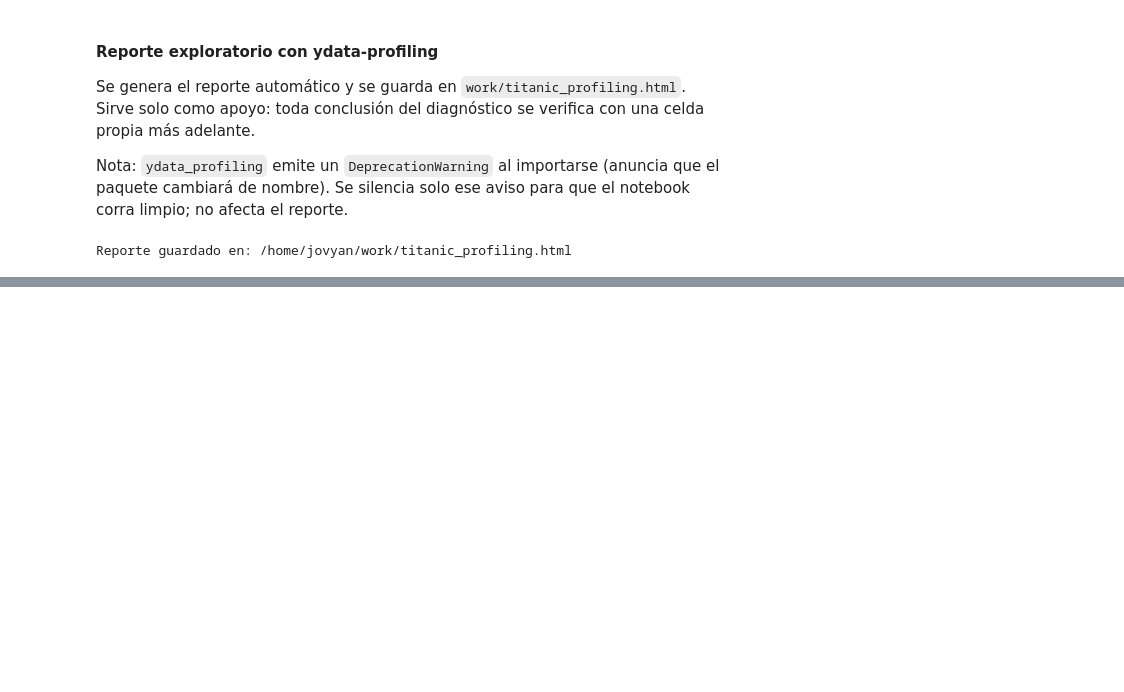
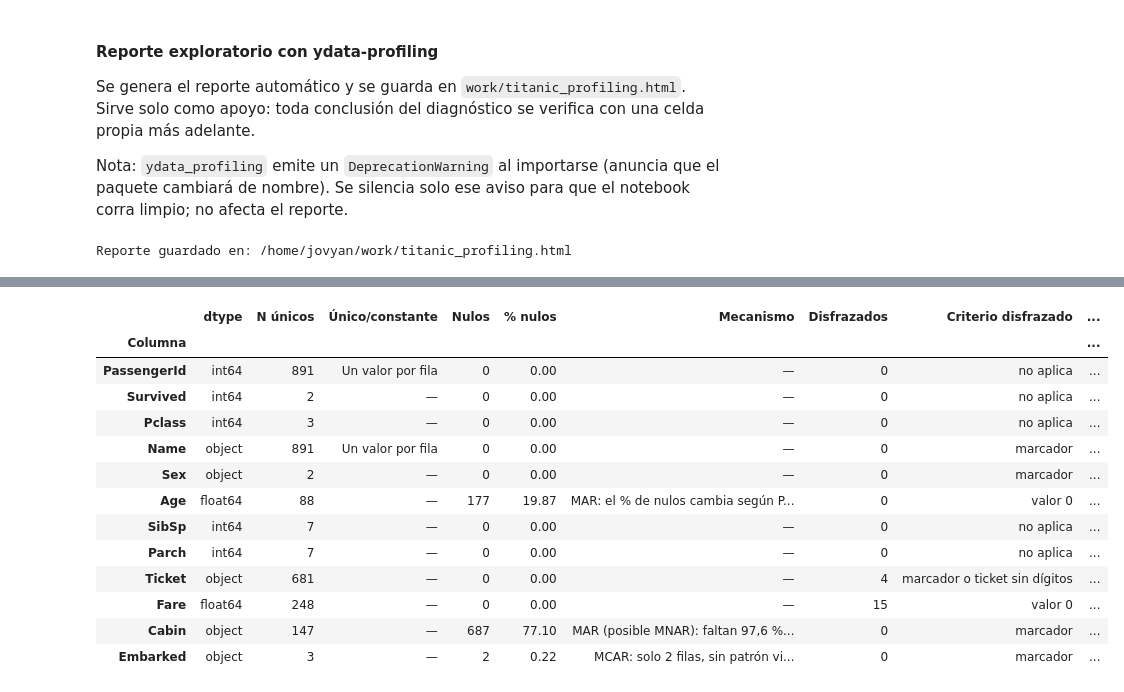
Before and after one commit to luisbr5000-art/taller_2, a Jupyter notebook: work/Taller_2_Gestion_de_Datos.ipynb, the cells around one changed output, grey strips where cells are left out. Cells and saved outputs as stored; diff of their text form; code cells hidden in the pictures; blank space fills up the shorter version.

```diff
--- a/work/Taller_2_Gestion_de_Datos.ipynb
+++ b/work/Taller_2_Gestion_de_Datos.ipynb
@@ -96,0 +291,16 @@ Reporte guardado en: /home/jovyan/work/titanic_profiling.html
+# %%
+# Correlación de Spearman (valor absoluto) entre columnas numéricas
+corr_abs = df.select_dtypes("number").corr(method="spearman").abs()
+
+# Para cada columna numérica, la otra columna con la que más se correlaciona
+max_corr = {}
+for col in corr_abs.columns:
+    otra = corr_abs[col].drop(col).idxmax()
+    max_corr[col] = f"{corr_abs.loc[col, otra]:.2f} ({otra})"
+
+# SibSp y Parch frente al tamaño de familia
+familia = df[["SibSp", "Parch"]].assign(FamilySize=df["SibSp"] + df["Parch"] + 1)
+print("Spearman SibSp / Parch / FamilySize:")
+print(familia.corr(method="spearman").round(2))
+
+corr_abs.round(2)
@@ -96,0 +327,69 @@ Reporte guardado en: /home/jovyan/work/titanic_profiling.html
+# %%
+# BORRADOR DEL AGENTE: mecanismo probable de los faltantes (solo columnas con nulos)
+MECANISMO = {
+    "Age": "MAR: el % de nulos cambia según Pclass (27,7 % en 3.ª vs 6,0 % en 2.ª) y Survived",
+    "Cabin": "MAR (posible MNAR): faltan 97,6 % en 3.ª clase vs 18,5 % en 1.ª",
+    "Embarked": "MCAR: solo 2 filas, sin patrón visible (ambas de 1.ª clase, misma cabina B28)",
+}
+
+# BORRADOR DEL AGENTE: acción de mitigación propuesta para cada columna
+MITIGACION = {
+    "PassengerId": "Identificador: conservar como clave, excluir del análisis/modelado",
+    "Survived": "Variable objetivo: sin cambios",
+    "Pclass": "Sin cambios; se mantiene junto a Fare pese a rho = 0,69 (miden cosas distintas)",
+    "Name": "Identificador: extraer el título (Mr, Mrs, Miss...) y no usar el nombre completo",
+    "Sex": "Sin cambios; codificar como categórica",
+    "Age": "Imputar con la mediana por grupo (Pclass y Sex) y agregar indicador de edad faltante; atípicos son edades plausibles: conservar",
+    "SibSp": "Atípicos son familias grandes reales: conservar; resumir con FamilySize por redundancia",
+    "Parch": "IQR = 0 marca como atípico todo valor distinto de 0: conservar; resumir con FamilySize",
+    "Ticket": "Tratar 'LINE' como faltante; no usar como identificador (681 únicos en 891 filas)",
+    "Fare": "Convertir los 15 ceros a NaN e imputar con la mediana por Pclass; atípicos reales: conservar o transformar con log",
+    "Cabin": "Demasiados nulos para imputar: eliminar la columna y crear indicador TieneCabina (opcional: cubierta)",
+    "Embarked": "Imputar con la moda (2 filas)",
+}
+
+# Registros atípicos: filas donde la columna es atípica y la fila tiene 2+ atributos atípicos
+registros_atip = {}
+for col in NUM_TUKEY:
+    texto = f"{int((atipicos_por_attr[col] & (n_atip_fila >= 2)).sum())} filas con 2+ atípicos"
+    if col == "Fare":
+        texto += f"; {int(fare_atip_clase.sum())} atípicas dentro de su clase"
+    registros_atip[col] = texto
+
+tabla_diagnostico = diagnostico.assign(
+    **{
+        "Mecanismo": pd.Series(MECANISMO),
+        "Registros atípicos": pd.Series(registros_atip),
+        "Max |rho| (con)": pd.Series(max_corr),
+        "Acción de mitigación": pd.Series(MITIGACION),
+    }
+)
+
+# Orden de columnas según las verificaciones; la acción queda al final
+tabla_diagnostico = tabla_diagnostico[[
+    "dtype", "N únicos", "Único/constante",
+    "Nulos", "% nulos", "Mecanismo",
+    "Disfrazados", "Criterio disfrazado",
+    "Tukey inf", "Tukey sup", "Atípicos", "% atípicos",
+    "Registros atípicos", "Max |rho| (con)",
+    "Acción de mitigación",
+]].fillna("—")
+
+# Mostrar los textos largos completos
+with pd.option_context("display.max_colwidth", None):
+    display(tabla_diagnostico)
+# %% [output]
+|  | dtype | N únicos | Único/constante | Nulos | % nulos | Mecanismo | Disfrazados | Criterio disfrazado | ... |
+| Columna |  |  |  |  |  |  |  |  | ... |
+| PassengerId | int64 | 891 | Un valor por fila | 0 | 0.00 | — | 0 | no aplica | ... |
+| Survived | int64 | 2 | — | 0 | 0.00 | — | 0 | no aplica | ... |
+| Pclass | int64 | 3 | — | 0 | 0.00 | — | 0 | no aplica | ... |
+| Name | object | 891 | Un valor por fila | 0 | 0.00 | — | 0 | marcador | ... |
+| Sex | object | 2 | — | 0 | 0.00 | — | 0 | marcador | ... |
+| Age | float64 | 88 | — | 177 | 19.87 | MAR: el % de nulos cambia según P... | 0 | valor 0 | ... |
+| SibSp | int64 | 7 | — | 0 | 0.00 | — | 0 | no aplica | ... |
+| Parch | int64 | 7 | — | 0 | 0.00 | — | 0 | no aplica | ... |
+| Ticket | object | 681 | — | 0 | 0.00 | — | 4 | marcador o ticket sin dígitos | ... |
+| Fare | float64 | 248 | — | 0 | 0.00 | — | 15 | valor 0 | ... |
+| Cabin | object | 147 | — | 687 | 77.10 | MAR (posible MNAR): faltan 97,6 %... | 0 | marcador | ... |
+| Embarked | object | 3 | — | 2 | 0.22 | MCAR: solo 2 filas, sin patrón vi... | 0 | marcador | ... |
```
Also changed, not shown: parts of 10 cells of this notebook, 1 other file.
